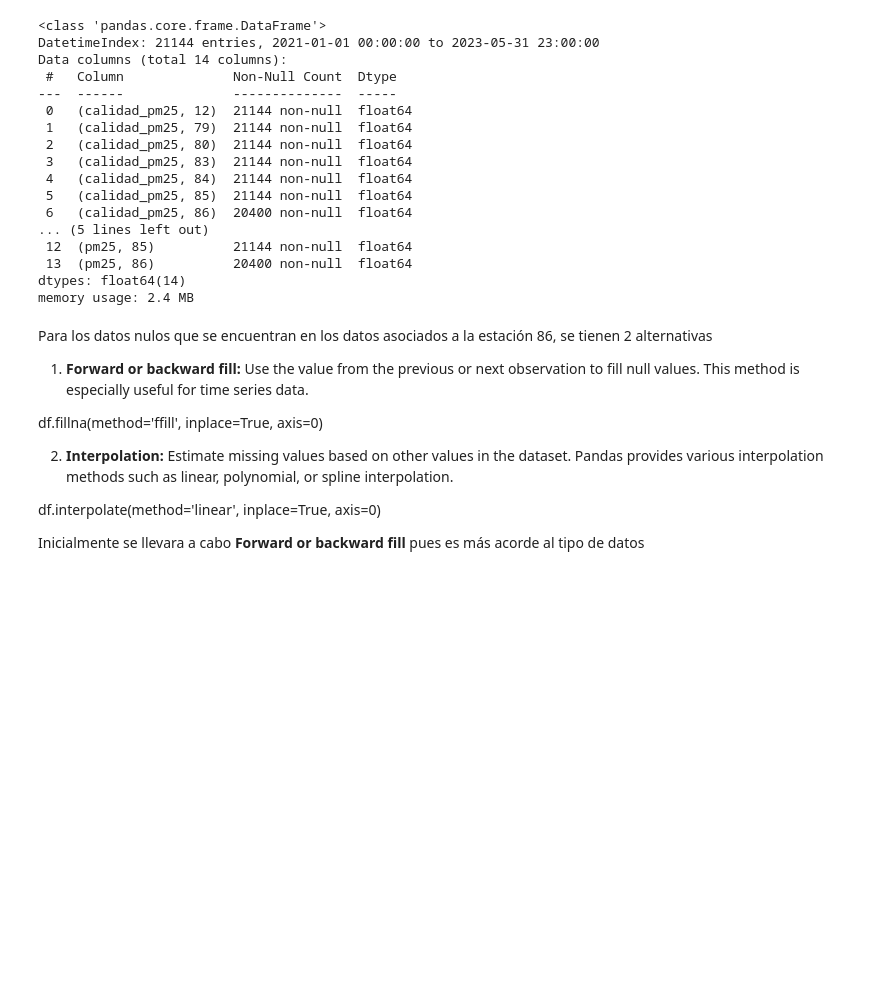
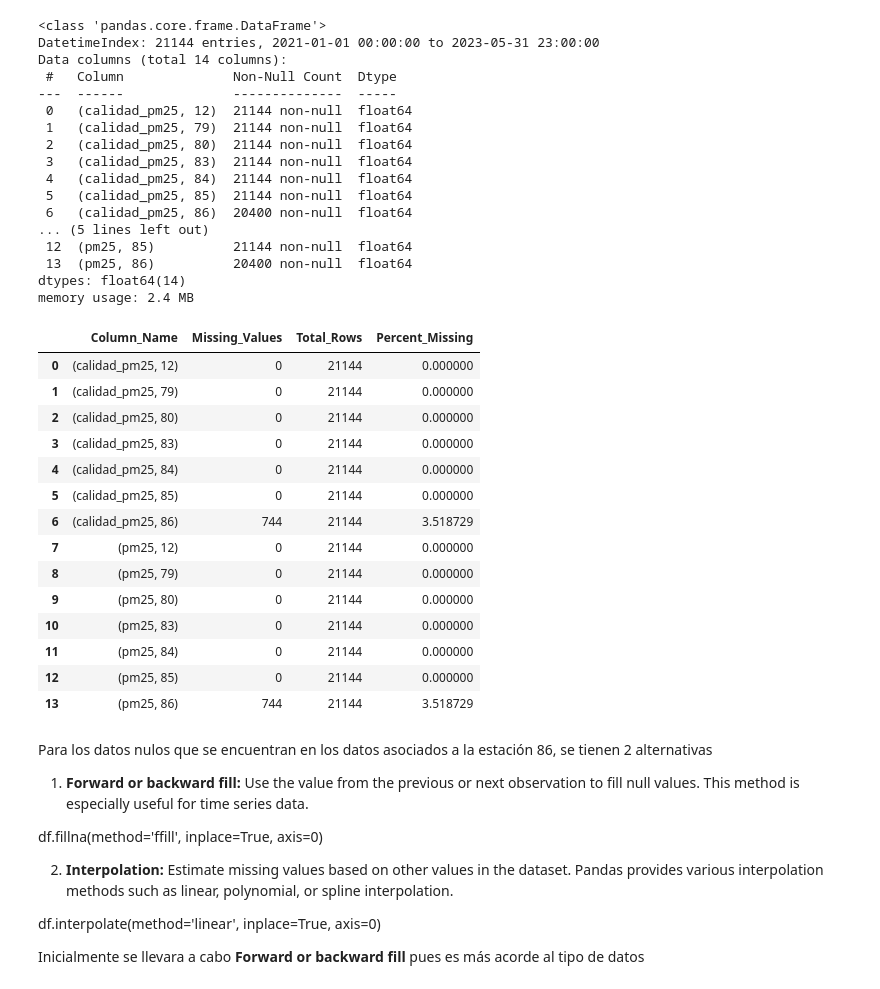
Before and after one commit to Matu10100/AirQuality_Prediction, a Jupyter notebook: Programacion/ProyectoGrado-EDA_V1.ipynb, the cells around one changed output. Drawn from its saved outputs; the diff is of its cells as text; code cells hidden in the pictures; blank space fills up the shorter version.

Commit message:
identificacion de datos nulos en el dataset de calidad de aire

```diff
--- a/Programacion/ProyectoGrado-EDA_V1.ipynb
+++ b/Programacion/ProyectoGrado-EDA_V1.ipynb
@@ -129,6 +129,24 @@ codigoSerial
 85    21144
 86    20400
 Name: count, dtype: int64
+# %%
+def missing_values(df):
+    Column_Names = df.columns
+
+    Total_rows = df.shape[0]
+
+    missing_values = df.isnull().sum()
+
+    Percent_missing = (missing_values / Total_rows)*100
+
+    result = pd.DataFrame({
+        'Column_Name': Column_Names,
+        'Missing_Values': missing_values.values,
+        'Total_Rows': Total_rows,
+        'Percent_Missing': Percent_missing.values
+    })
+
+    return result
 # %%
 Air_organized = Air.pivot_table(index=Air.index, columns='codigoSerial', values=['pm25', 'calidad_pm25'], aggfunc = 'mean')
 # %%
@@ -151,6 +169,24 @@ Data columns (total 14 columns):
  13  (pm25, 86)          20400 non-null  float64
 dtypes: float64(14)
 memory usage: 2.4 MB
+# %%
+missing_values(Air_organized)
+# %% [output]
+|  | Column_Name | Missing_Values | Total_Rows | Percent_Missing |
+| 0 | (calidad_pm25, 12) | 0 | 21144 | 0.000000 |
+| 1 | (calidad_pm25, 79) | 0 | 21144 | 0.000000 |
+| 2 | (calidad_pm25, 80) | 0 | 21144 | 0.000000 |
+| 3 | (calidad_pm25, 83) | 0 | 21144 | 0.000000 |
+| 4 | (calidad_pm25, 84) | 0 | 21144 | 0.000000 |
+| 5 | (calidad_pm25, 85) | 0 | 21144 | 0.000000 |
+| 6 | (calidad_pm25, 86) | 744 | 21144 | 3.518729 |
+| 7 | (pm25, 12) | 0 | 21144 | 0.000000 |
+| 8 | (pm25, 79) | 0 | 21144 | 0.000000 |
+| 9 | (pm25, 80) | 0 | 21144 | 0.000000 |
+| 10 | (pm25, 83) | 0 | 21144 | 0.000000 |
+| 11 | (pm25, 84) | 0 | 21144 | 0.000000 |
+| 12 | (pm25, 85) | 0 | 21144 | 0.000000 |
+| 13 | (pm25, 86) | 744 | 21144 | 3.518729 |
 # %% [markdown]
 Para los datos nulos que se encuentran en los datos asociados a la estación 86, se tienen 2 alternativas
 
```
Also changed, not shown: parts of 1 cell of this notebook.
